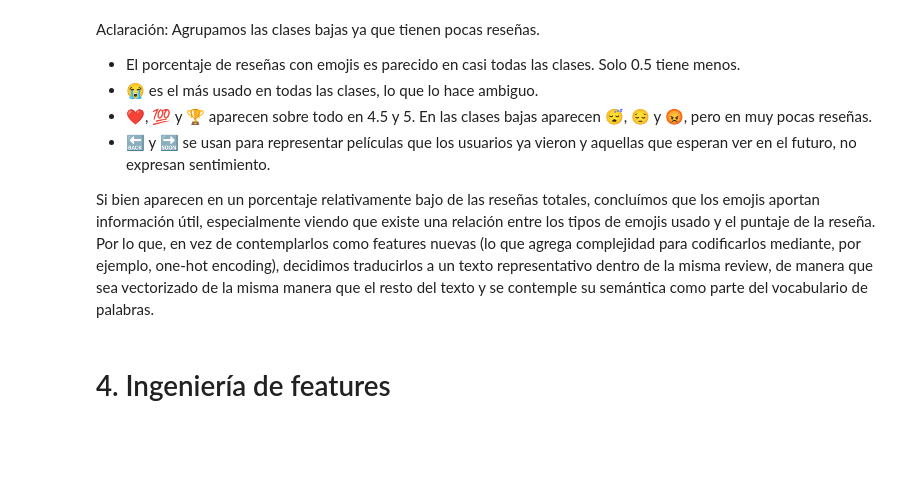
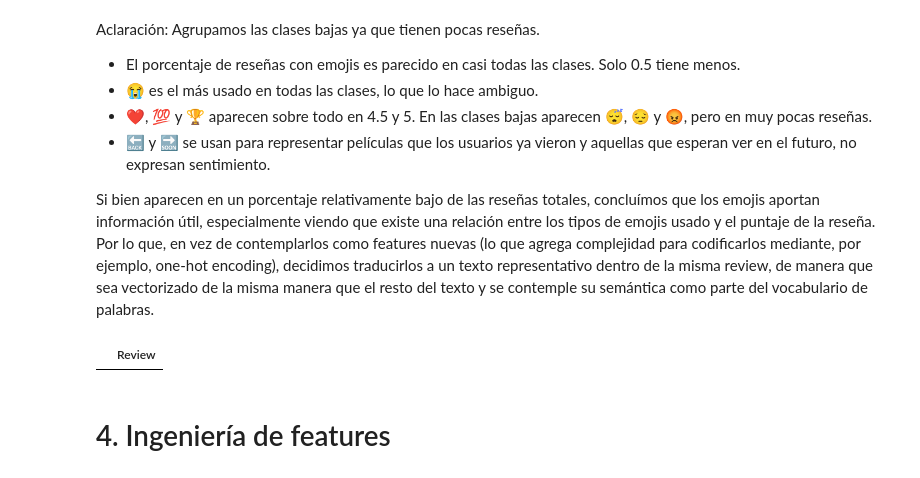
Before and after one commit to lrizzitano/tp-cdd-letterbox, a Jupyter notebook: TP_Letterboxd_Ciencia_de_Datos_V2.ipynb, the cells around one changed output. Saved outputs shown, nothing was run; the diff lists cells and outputs as text; code cells hidden in the pictures; blank space fills up the shorter version.

```diff
--- a/TP_Letterboxd_Ciencia_de_Datos_V2.ipynb
+++ b/TP_Letterboxd_Ciencia_de_Datos_V2.ipynb
@@ -530,17 +739,19 @@ Si bien aparecen en un porcentaje relativamente bajo de las reseñas totales, co
 # %%
 
 
 # Identificamos primero las filas que originalmente contienen emojis para poder mostrar el ejemplo después
 filas_con_emojis_idx = X_train[X_train['Review'].map(emoji.emoji_count) > 0].index
 
 # Convertimos los emojis a texto utilizando demojize en la columna 'Review' de los subdatasets
 X_train['Review'] = X_train['Review'].map(lambda t: emoji.demojize(t) if pd.notna(t) else t)
 X_test['Review'] = X_test['Review'].map(lambda t: emoji.demojize(t) if pd.notna(t) else t)
 X_val['Review'] = X_val['Review'].map(lambda t: emoji.demojize(t) if pd.notna(t) else t)
 X_train_sub['Review'] = X_train_sub['Review'].map(lambda t: emoji.demojize(t) if pd.notna(t) else t)
 
 # Mostramos un ejemplo de las reseñas convertidas utilizando los índices identificados previamente
-display(df_comparacion_features.loc[filas_con_emojis_idx, ['Review']].head())
+display(X_train.loc[filas_con_emojis_idx, ['Review']].head())
+# %% [output]
+|  | Review |
 # %% [markdown]
 # 4. Ingeniería de features
 # %% [markdown]
```
Also changed, not shown: parts of 36 cells of this notebook.
